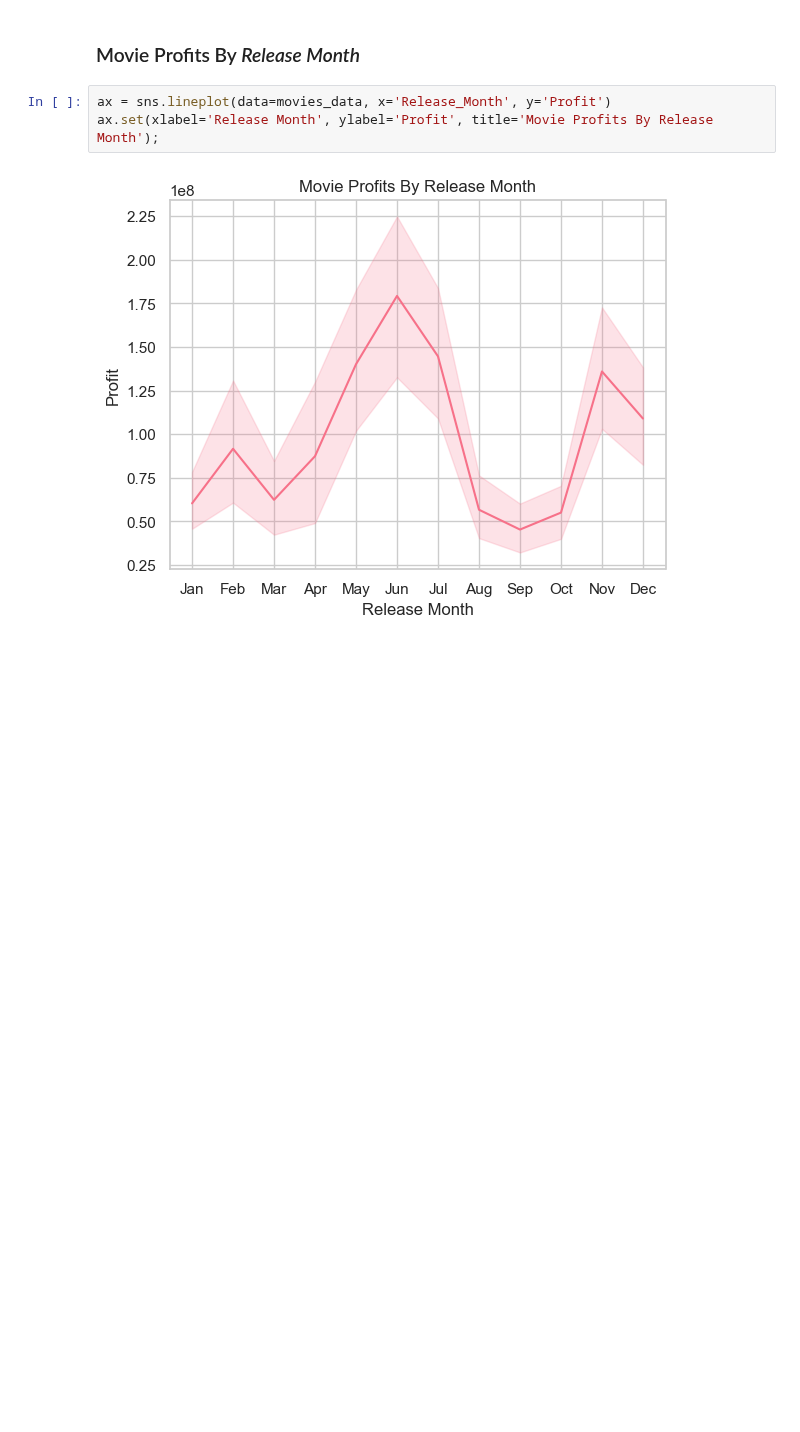
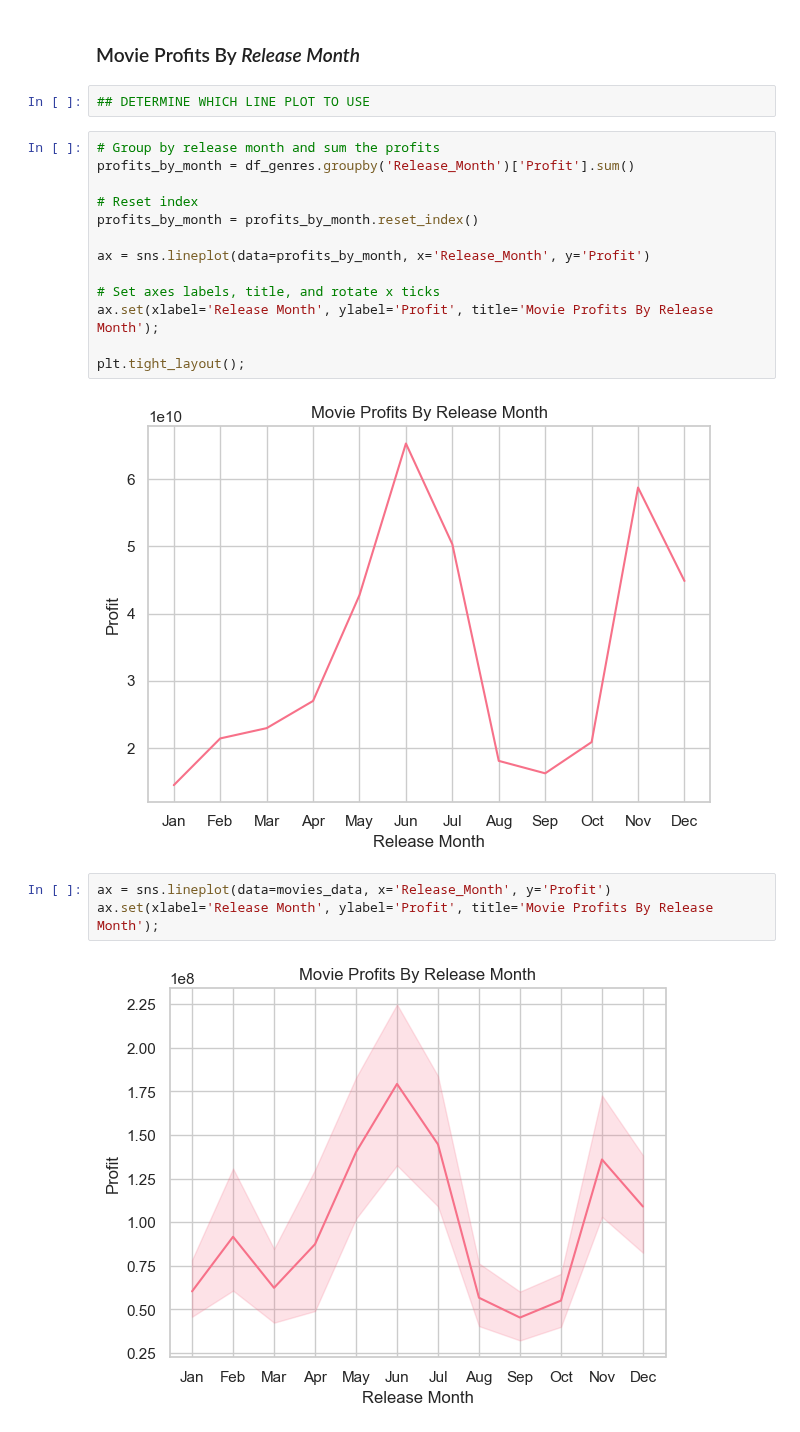
Before and after one commit to scarlettvalentin/movie_studio_project, a Jupyter notebook: notebook.ipynb, the cells around one changed output. Cells and saved outputs as stored; diff of their text form; blank space fills up the shorter version.

Commit message:
add lineplot. Need to determine which is more effective

```diff
--- a/notebook.ipynb
+++ b/notebook.ipynb
@@ -614,6 +648,23 @@ df_directors[df_directors['Director'] == 'Pierre Coffin']
 | 1300 | Despicable Me 3 | Adventure, Animation, Comedy | Kyle Balda, Pierre Coffin, Eric G... | Jun | 959727750 | Pierre Coffin |
 # %% [markdown]
 ### Movie Profits By *Release Month*
+# %%
+## DETERMINE WHICH LINE PLOT TO USE
+# %%
+# Group by release month and sum the profits
+profits_by_month = df_genres.groupby('Release_Month')['Profit'].sum()
+
+# Reset index
+profits_by_month = profits_by_month.reset_index()
+
+ax = sns.lineplot(data=profits_by_month, x='Release_Month', y='Profit')
+
+# Set axes labels, title, and rotate x ticks
+ax.set(xlabel='Release Month', ylabel='Profit', title='Movie Profits By Release Month');
+
+plt.tight_layout();
+# %% [output]
+[figure, added]
 # %%
 ax = sns.lineplot(data=movies_data, x='Release_Month', y='Profit')
 ax.set(xlabel='Release Month', ylabel='Profit', title='Movie Profits By Release Month');
```
Also changed, not shown: parts of 6 cells of this notebook.
